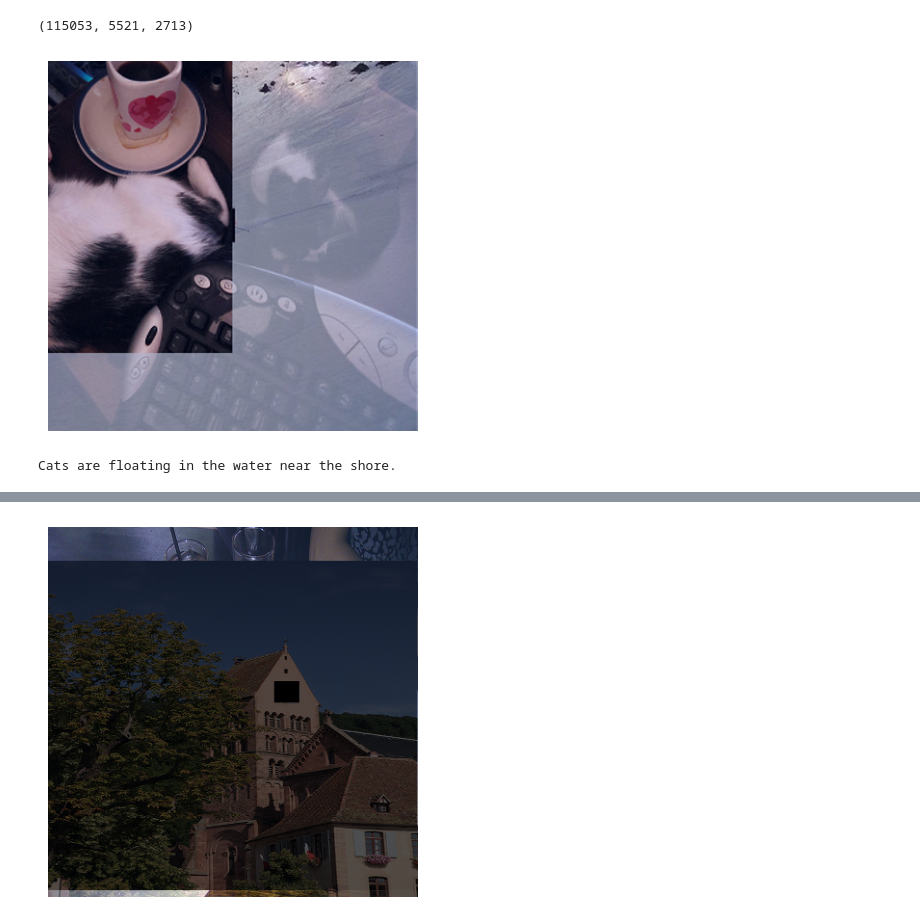
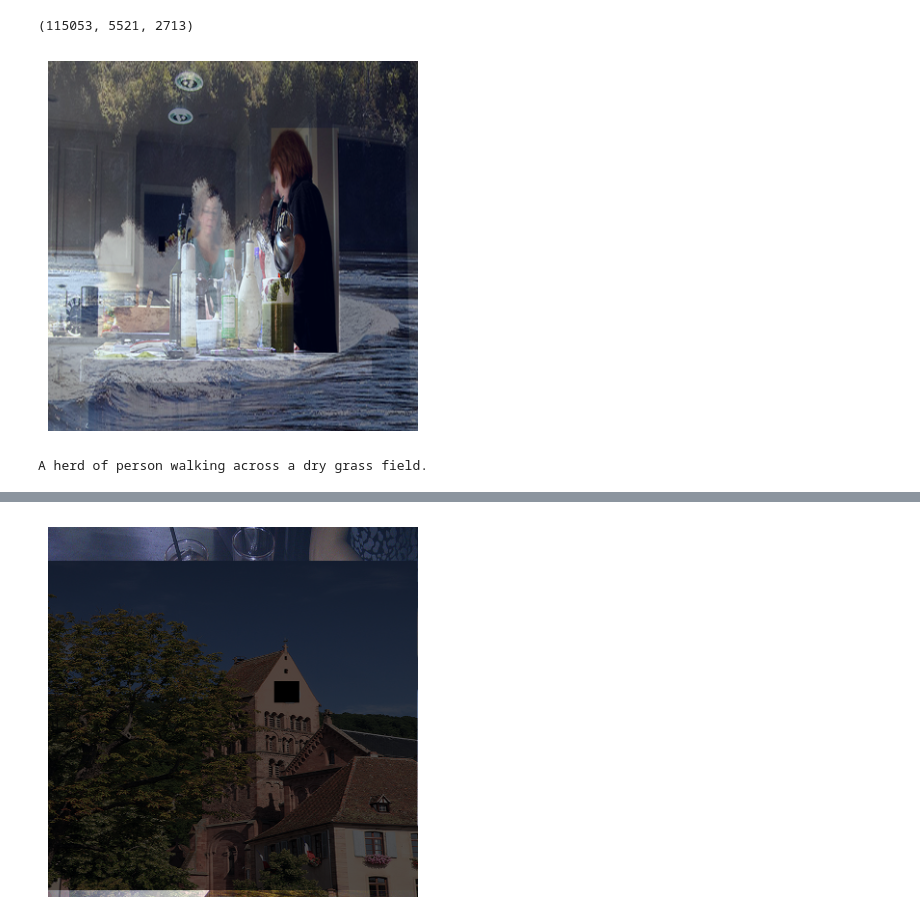
Before and after one commit to crimama/RobustMixGen, a Jupyter notebook: dataset_test.ipynb, the cells around one changed output, grey strips where cells are left out. Cells and saved outputs as stored; diff of their text form; code cells hidden in the pictures.

```diff
--- a/dataset_test.ipynb
+++ b/dataset_test.ipynb
@@ -124,11 +124,11 @@ len(obj_bg_dict["obj"]), len(obj_bg_dict["bg"]), len(obj_bg_dict["unusable_bg"])
 # %% [output]
 (115053, 5521, 2713)
 # %%
-img_show(train_dataset[1290][0])
-print(train_dataset[1290][1])
+img_show(train_dataset[100][0])
+print(train_dataset[100][1])
 # %% [output]
-[figure, old version]
+[figure, new version]
-Cats are floating in the water near the shore.
+A herd of person walking across a dry grass field.
 # %%
 train_dataset[1800][1]
 # %% [output]
```
Also changed, not shown: parts of 4 cells of this notebook, 3 other files.
